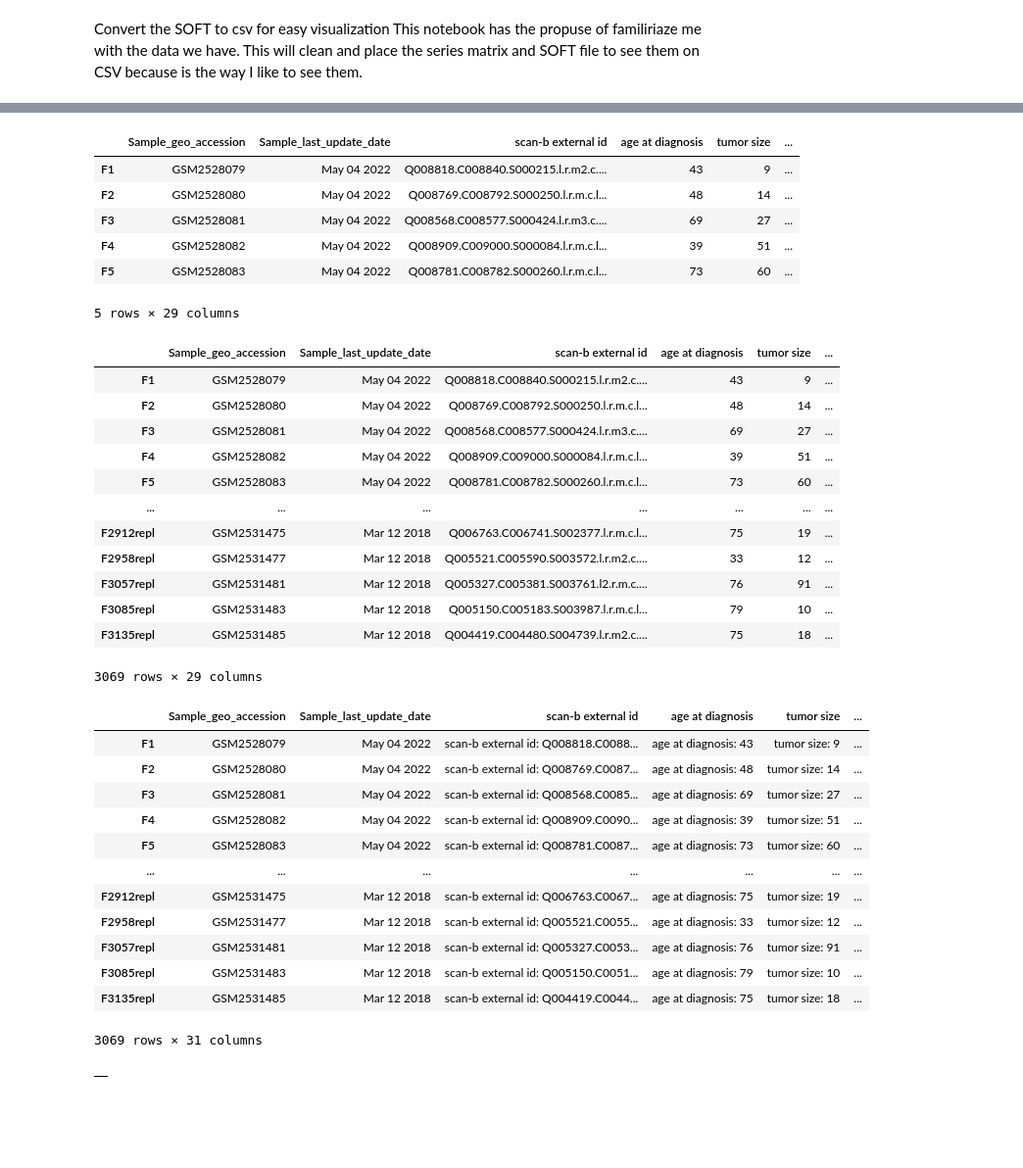
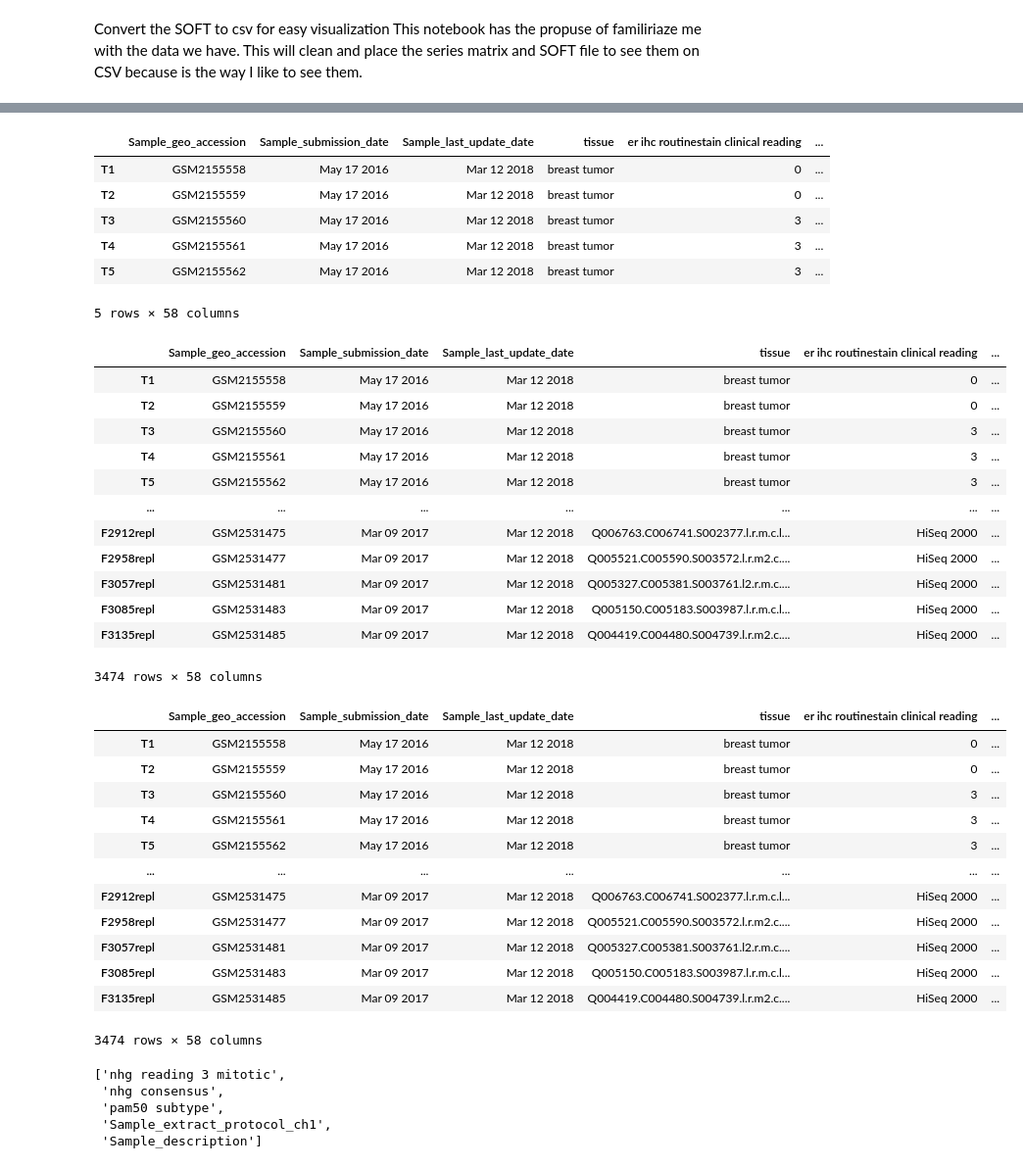
Before and after one commit to GuerreroVazquez/rnaseq-breast-cancer-ai, a Jupyter notebook: notebooks/Cleaning_metadata.ipynb, the cells around one changed output, grey strips where cells are left out. Shown at 98% size. Cells and saved outputs as stored; diff of their text form; code cells hidden in the pictures; blank space fills up the shorter version.

```diff
--- a/notebooks/Cleaning_metadata.ipynb
+++ b/notebooks/Cleaning_metadata.ipynb
@@ -46,9 +46,10 @@ def soft_to_dataframe(soft_file_path):
     df = pd.DataFrame(data)
     return df
 # %%
-soft_file = "Data/GSE96058_family.soft"
+#soft_file = "Data/GSE96058_family.soft"
+soft_file = "/home/karen/Downloads/challenge/GSE81540_family.soft"
 df = soft_to_dataframe(soft_file)
 df = df.loc[:, (df != df.iloc[0]).any()]
-df.to_csv("Data/GSE96058_metadata.csv", index=False)  # Save as CSV
+df.to_csv(soft_file, index=True)  # Save as CSV
 print(df.head())
 # %% [output]
@@ -168,49 +227,53 @@ expression_df
 expression_df = expression_df.loc[:, (expression_df != expression_df.iloc[0]).any()]
 expression_df.head()
 # %% [output]
-|  | Sample_geo_accession | Sample_last_update_date | scan-b external id | age at diagnosis | tumor size | ... |
-| F1 | GSM2528079 | May 04 2022 | Q008818.C008840.S000215.l.r.m2.c.... | 43 | 9 | ... |
-| F2 | GSM2528080 | May 04 2022 | Q008769.C008792.S000250.l.r.m.c.l... | 48 | 14 | ... |
-| F3 | GSM2528081 | May 04 2022 | Q008568.C008577.S000424.l.r.m3.c.... | 69 | 27 | ... |
-| F4 | GSM2528082 | May 04 2022 | Q008909.C009000.S000084.l.r.m.c.l... | 39 | 51 | ... |
-| F5 | GSM2528083 | May 04 2022 | Q008781.C008782.S000260.l.r.m.c.l... | 73 | 60 | ... |
+|  | Sample_geo_accession | Sample_submission_date | Sample_last_update_date | tissue | er ihc routinestain clinical reading | ... |
+| T1 | GSM2155558 | May 17 2016 | Mar 12 2018 | breast tumor | 0 | ... |
+| T2 | GSM2155559 | May 17 2016 | Mar 12 2018 | breast tumor | 0 | ... |
+| T3 | GSM2155560 | May 17 2016 | Mar 12 2018 | breast tumor | 3 | ... |
+| T4 | GSM2155561 | May 17 2016 | Mar 12 2018 | breast tumor | 3 | ... |
+| T5 | GSM2155562 | May 17 2016 | Mar 12 2018 | breast tumor | 3 | ... |
-5 rows × 29 columns
+5 rows × 58 columns
 # %%
 
-expression_df.to_csv(f"Data/{name}.csv", index=False)  # Save as CSV
+expression_df.to_csv(f"Data/{name}.csv", index=True)  # Save as CSV
 
 expression_df
 # %% [output]
-|  | Sample_geo_accession | Sample_last_update_date | scan-b external id | age at diagnosis | tumor size | ... |
-| F1 | GSM2528079 | May 04 2022 | Q008818.C008840.S000215.l.r.m2.c.... | 43 | 9 | ... |
-| F2 | GSM2528080 | May 04 2022 | Q008769.C008792.S000250.l.r.m.c.l... | 48 | 14 | ... |
-| F3 | GSM2528081 | May 04 2022 | Q008568.C008577.S000424.l.r.m3.c.... | 69 | 27 | ... |
-| F4 | GSM2528082 | May 04 2022 | Q008909.C009000.S000084.l.r.m.c.l... | 39 | 51 | ... |
-| F5 | GSM2528083 | May 04 2022 | Q008781.C008782.S000260.l.r.m.c.l... | 73 | 60 | ... |
+|  | Sample_geo_accession | Sample_submission_date | Sample_last_update_date | tissue | er ihc routinestain clinical reading | ... |
+| T1 | GSM2155558 | May 17 2016 | Mar 12 2018 | breast tumor | 0 | ... |
+| T2 | GSM2155559 | May 17 2016 | Mar 12 2018 | breast tumor | 0 | ... |
+| T3 | GSM2155560 | May 17 2016 | Mar 12 2018 | breast tumor | 3 | ... |
+| T4 | GSM2155561 | May 17 2016 | Mar 12 2018 | breast tumor | 3 | ... |
+| T5 | GSM2155562 | May 17 2016 | Mar 12 2018 | breast tumor | 3 | ... |
 | ... | ... | ... | ... | ... | ... | ... |
-| F2912repl | GSM2531475 | Mar 12 2018 | Q006763.C006741.S002377.l.r.m.c.l... | 75 | 19 | ... |
-| F2958repl | GSM2531477 | Mar 12 2018 | Q005521.C005590.S003572.l.r.m2.c.... | 33 | 12 | ... |
-| F3057repl | GSM2531481 | Mar 12 2018 | Q005327.C005381.S003761.l2.r.m.c.... | 76 | 91 | ... |
-| F3085repl | GSM2531483 | Mar 12 2018 | Q005150.C005183.S003987.l.r.m.c.l... | 79 | 10 | ... |
-| F3135repl | GSM2531485 | Mar 12 2018 | Q004419.C004480.S004739.l.r.m2.c.... | 75 | 18 | ... |
+| F2912repl | GSM2531475 | Mar 09 2017 | Mar 12 2018 | Q006763.C006741.S002377.l.r.m.c.l... | HiSeq 2000 | ... |
+| F2958repl | GSM2531477 | Mar 09 2017 | Mar 12 2018 | Q005521.C005590.S003572.l.r.m2.c.... | HiSeq 2000 | ... |
+| F3057repl | GSM2531481 | Mar 09 2017 | Mar 12 2018 | Q005327.C005381.S003761.l2.r.m.c.... | HiSeq 2000 | ... |
+| F3085repl | GSM2531483 | Mar 09 2017 | Mar 12 2018 | Q005150.C005183.S003987.l.r.m.c.l... | HiSeq 2000 | ... |
+| F3135repl | GSM2531485 | Mar 09 2017 | Mar 12 2018 | Q004419.C004480.S004739.l.r.m2.c.... | HiSeq 2000 | ... |
-3069 rows × 29 columns
+3474 rows × 58 columns
 # %%
 expression_df
 # %% [output]
-|  | Sample_geo_accession | Sample_last_update_date | scan-b external id | age at diagnosis | tumor size | ... |
-| F1 | GSM2528079 | May 04 2022 | scan-b external id: Q008818.C0088... | age at diagnosis: 43 | tumor size: 9 | ... |
-| F2 | GSM2528080 | May 04 2022 | scan-b external id: Q008769.C0087... | age at diagnosis: 48 | tumor size: 14 | ... |
-| F3 | GSM2528081 | May 04 2022 | scan-b external id: Q008568.C0085... | age at diagnosis: 69 | tumor size: 27 | ... |
-| F4 | GSM2528082 | May 04 2022 | scan-b external id: Q008909.C0090... | age at diagnosis: 39 | tumor size: 51 | ... |
-| F5 | GSM2528083 | May 04 2022 | scan-b external id: Q008781.C0087... | age at diagnosis: 73 | tumor size: 60 | ... |
+|  | Sample_geo_accession | Sample_submission_date | Sample_last_update_date | tissue | er ihc routinestain clinical reading | ... |
+| T1 | GSM2155558 | May 17 2016 | Mar 12 2018 | breast tumor | 0 | ... |
+| T2 | GSM2155559 | May 17 2016 | Mar 12 2018 | breast tumor | 0 | ... |
+| T3 | GSM2155560 | May 17 2016 | Mar 12 2018 | breast tumor | 3 | ... |
+| T4 | GSM2155561 | May 17 2016 | Mar 12 2018 | breast tumor | 3 | ... |
+| T5 | GSM2155562 | May 17 2016 | Mar 12 2018 | breast tumor | 3 | ... |
 | ... | ... | ... | ... | ... | ... | ... |
-| F2912repl | GSM2531475 | Mar 12 2018 | scan-b external id: Q006763.C0067... | age at diagnosis: 75 | tumor size: 19 | ... |
-| F2958repl | GSM2531477 | Mar 12 2018 | scan-b external id: Q005521.C0055... | age at diagnosis: 33 | tumor size: 12 | ... |
-| F3057repl | GSM2531481 | Mar 12 2018 | scan-b external id: Q005327.C0053... | age at diagnosis: 76 | tumor size: 91 | ... |
-| F3085repl | GSM2531483 | Mar 12 2018 | scan-b external id: Q005150.C0051... | age at diagnosis: 79 | tumor size: 10 | ... |
-| F3135repl | GSM2531485 | Mar 12 2018 | scan-b external id: Q004419.C0044... | age at diagnosis: 75 | tumor size: 18 | ... |
+| F2912repl | GSM2531475 | Mar 09 2017 | Mar 12 2018 | Q006763.C006741.S002377.l.r.m.c.l... | HiSeq 2000 | ... |
+| F2958repl | GSM2531477 | Mar 09 2017 | Mar 12 2018 | Q005521.C005590.S003572.l.r.m2.c.... | HiSeq 2000 | ... |
+| F3057repl | GSM2531481 | Mar 09 2017 | Mar 12 2018 | Q005327.C005381.S003761.l2.r.m.c.... | HiSeq 2000 | ... |
+| F3085repl | GSM2531483 | Mar 09 2017 | Mar 12 2018 | Q005150.C005183.S003987.l.r.m.c.l... | HiSeq 2000 | ... |
+| F3135repl | GSM2531485 | Mar 09 2017 | Mar 12 2018 | Q004419.C004480.S004739.l.r.m2.c.... | HiSeq 2000 | ... |
-3069 rows × 31 columns
+3474 rows × 58 columns
 # %%
-matrix_file = "GSE96058-GPL11154_series_matrix.txt"  # Replace with your file path
+expression_df.columns.to_list()[-20:-15]
 # %% [output]
-|  |
+['nhg reading 3 mitotic',
+ 'nhg consensus',
+ 'pam50 subtype',
+ 'Sample_extract_protocol_ch1',
+ 'Sample_description']
```
Also changed, not shown: parts of 13 cells of this notebook, 5 other files.
